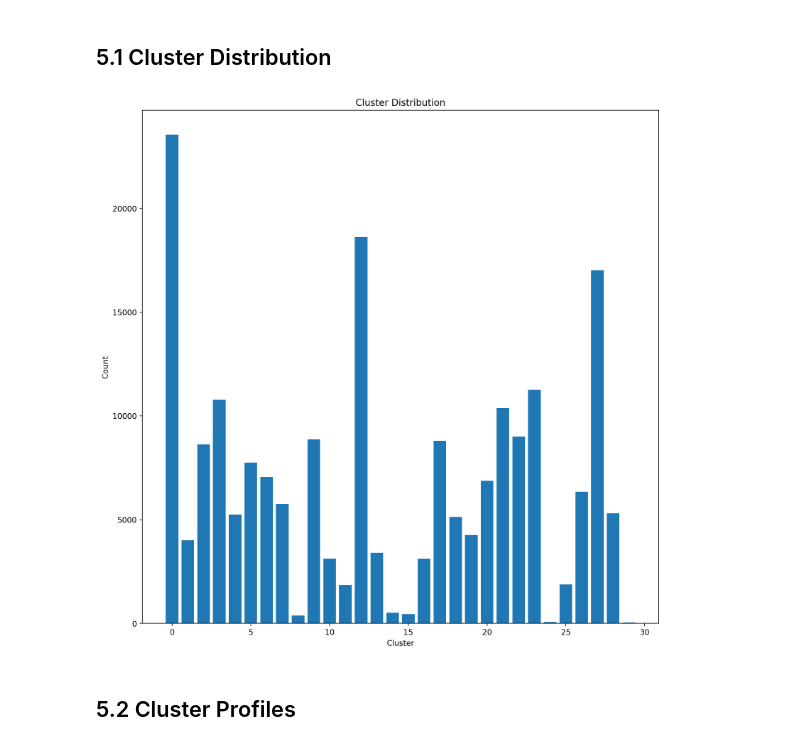
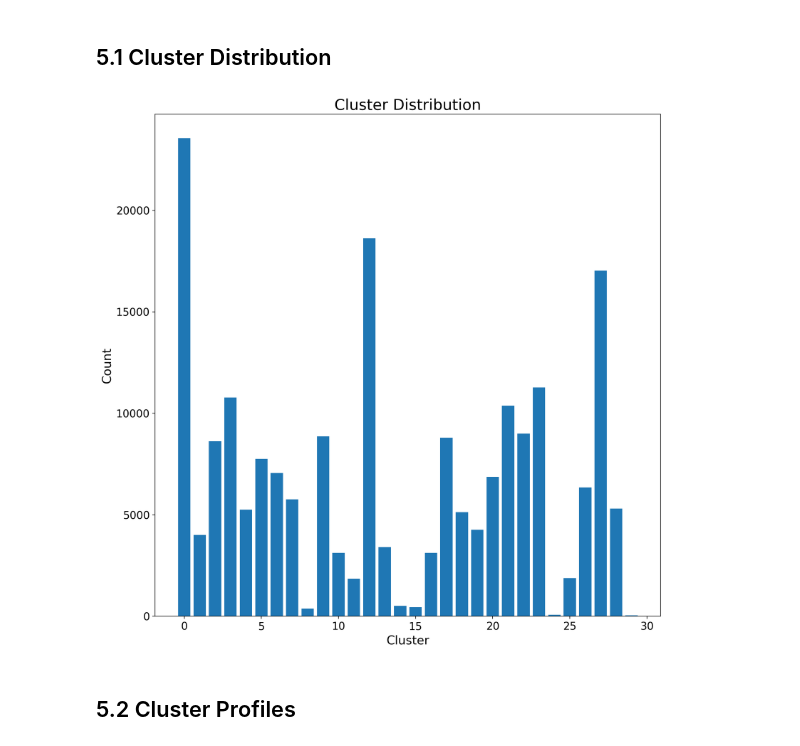
Before and after one commit to Abhimanyu210100/Retail_Marketing_Take_Home_Project, a Jupyter notebook: segmentation_model.ipynb, the cells around one changed output. Drawn from its saved outputs; the diff is of its cells as text; code cells hidden in the pictures.

```diff
--- a/segmentation_model.ipynb
+++ b/segmentation_model.ipynb
@@ -183,12 +186,14 @@ og_data.head()
 ## 5.1 Cluster Distribution
 # %%
 plt.bar(og_data['cluster'].value_counts().index, og_data['cluster'].value_counts())
-plt.xlabel('Cluster')
-plt.ylabel('Count')
-plt.title('Cluster Distribution')
+plt.xlabel('Cluster',fontsize=16)
+plt.ylabel('Count',fontsize=16)
+plt.title('Cluster Distribution',fontsize=20)
+plt.xticks(fontsize=14)
+plt.yticks(fontsize=14)
 plt.show()
 # %% [output]
-[figure, old version]
+[figure, new version]
 # %% [markdown]
 ## 5.2 Cluster Profiles
 # %% [markdown]
```
Also changed, not shown: parts of 1 cell of this notebook, 1 other file.
